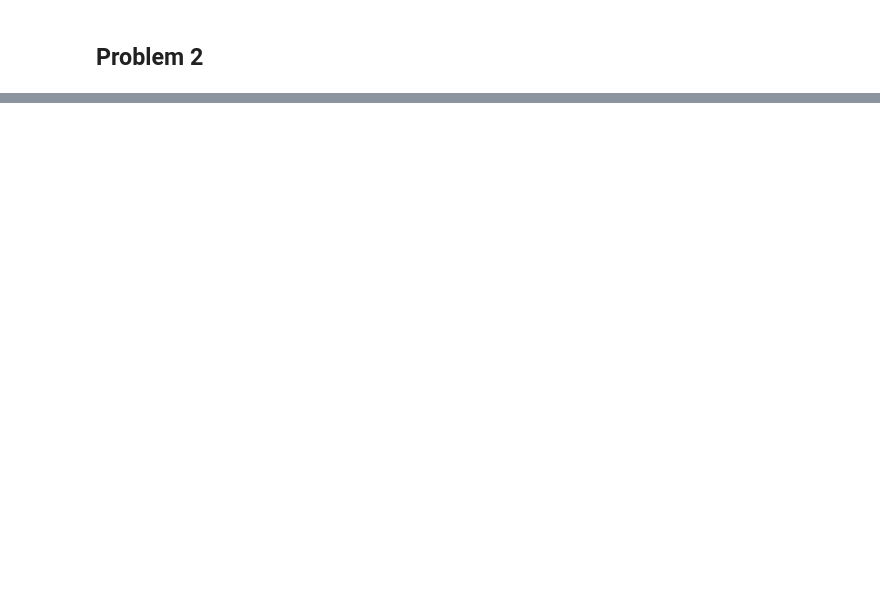
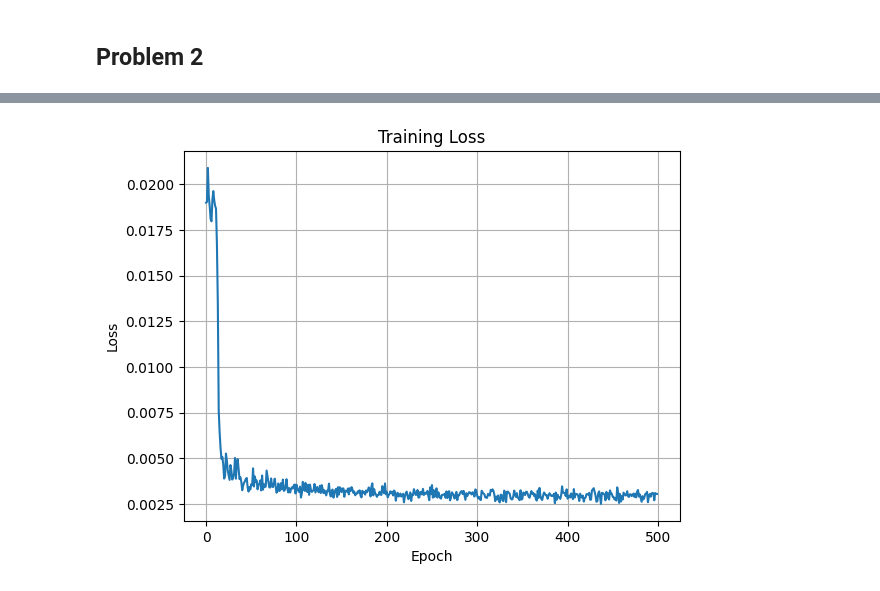
Before and after one commit to KasperMollerHansen/DeepLearning, a Jupyter notebook: kasper/Assignments/kasper_moller_au664287_2.ipynb, the cells around one changed output, grey strips where cells are left out. Cells and saved outputs as stored; diff of their text form; code cells hidden in the pictures; blank space fills up the shorter version.

```diff
--- a/kasper/Assignments/kasper_moller_au664287_2.ipynb
+++ b/kasper/Assignments/kasper_moller_au664287_2.ipynb
@@ -260,0 +377,9 @@ Text(0, 0.5, 'y')
+# %%
+plt.plot(loss_list)
+plt.title('Training Loss')
+plt.xlabel('Epoch')
+plt.ylabel('Loss')
+plt.grid()
+plt.show()
+# %% [output]
+[figure, added]
```
Also changed, not shown: parts of 16 cells of this notebook.
